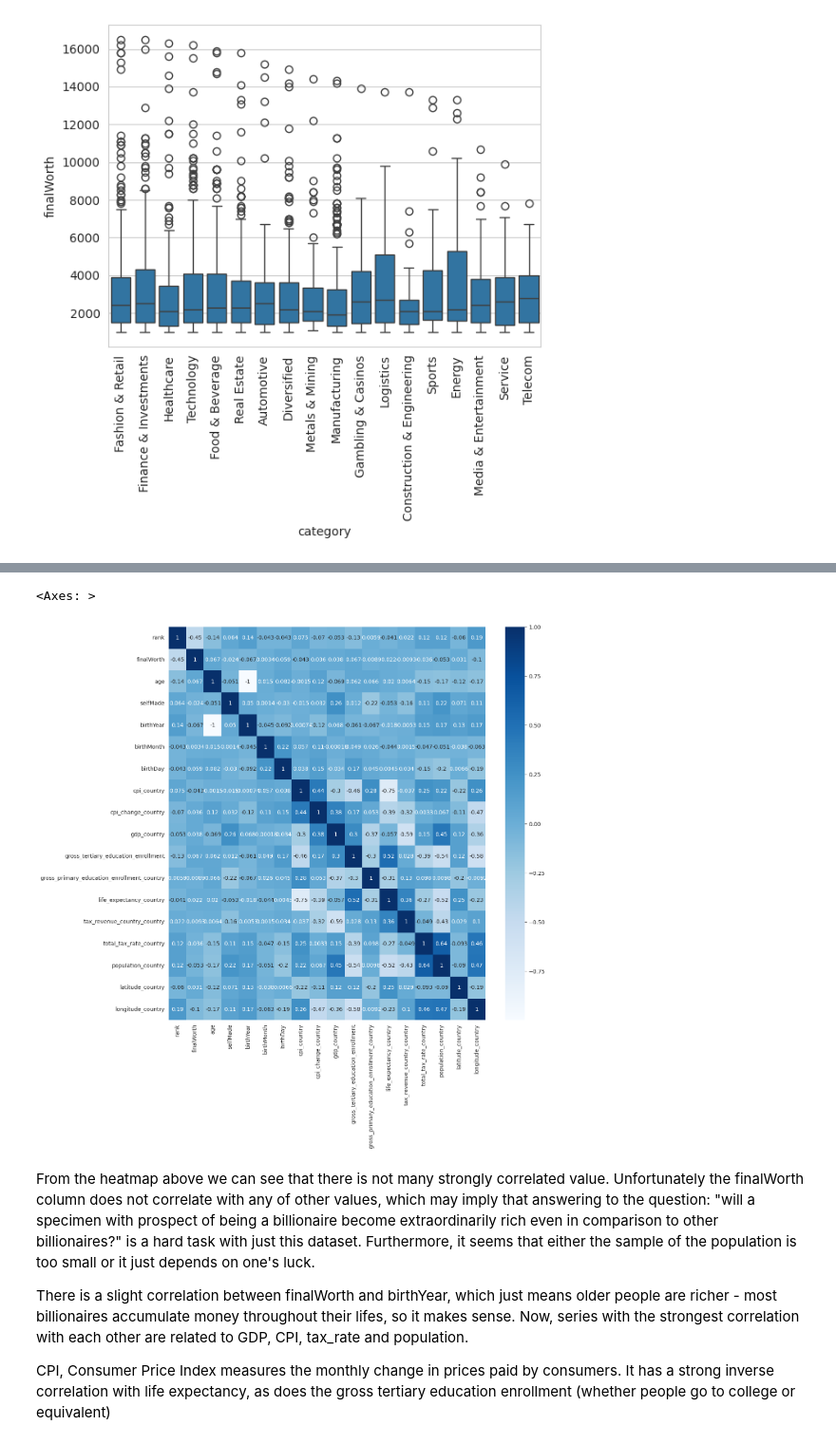
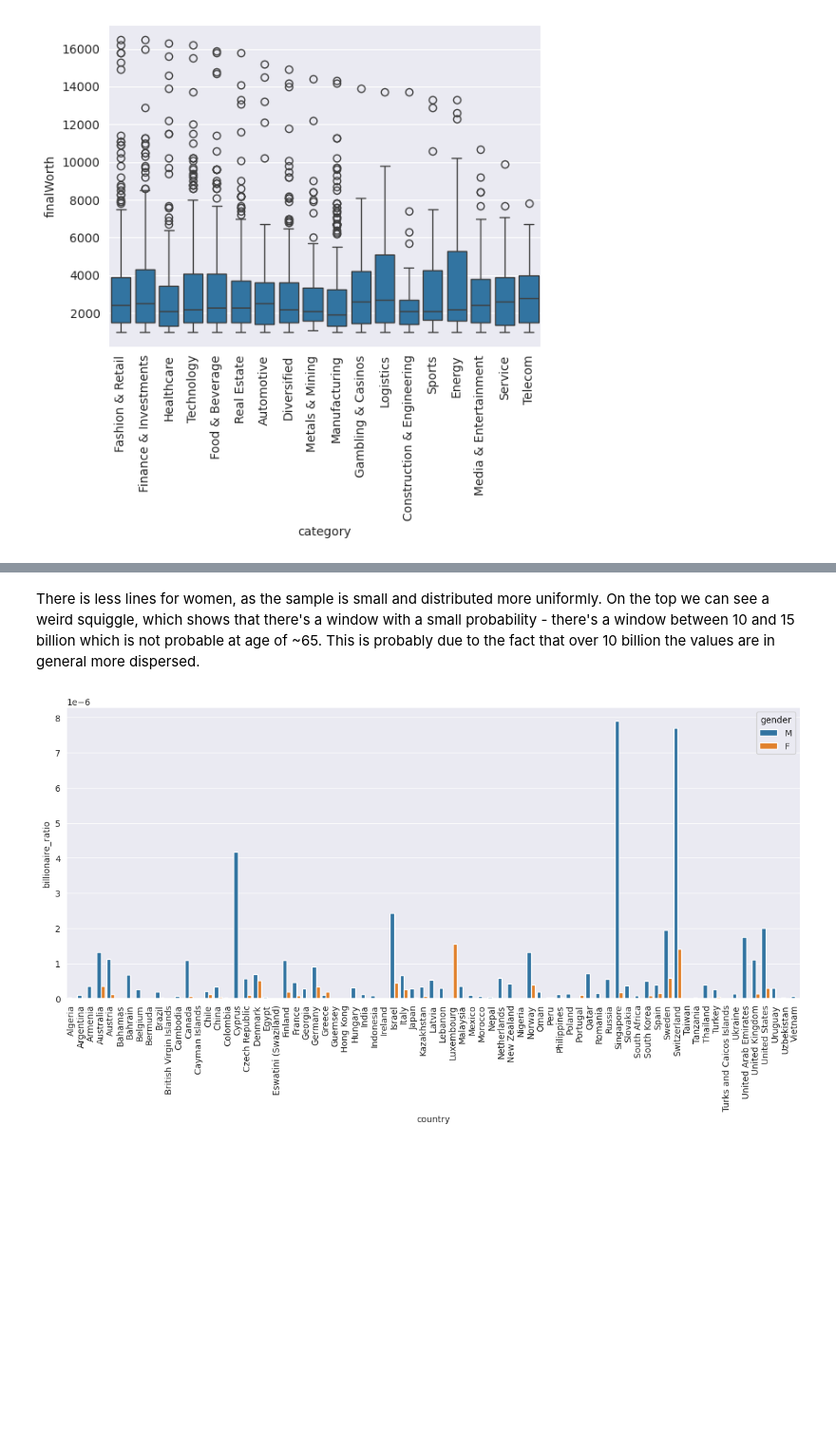
Before and after one commit to zeolsem/msid-project, a Jupyter notebook: violins_bars_and_distributions.ipynb, the cells around one changed output, grey strips where cells are left out. Shown at 95% size. Drawn from its saved outputs; the diff is of its cells as text; code cells hidden in the pictures; blank space fills up the shorter version.

```diff
--- a/violins_bars_and_distributions.ipynb
+++ b/violins_bars_and_distributions.ipynb
@@ -72,13 +88,19 @@ sns.displot(_df.query('rank > 100'), x='age', y='finalWorth', hue='gender', kind
-# %%
-corr = df.corr(numeric_only=True)
-plt.figure(figsize=(13, 13))
-sns.heatmap(corr, annot=True, cmap='Blues')
-# %% [output]
-<Axes: >
-[figure, removed]
-# %% [markdown]
-From the heatmap above we can see that there is not many strongly correlated value. Unfortunately the finalWorth column does not correlate with any of other values, which may imply that answering to the question: "will a specimen with prospect of being a billionaire become extraordinarily rich even in comparison to other billionaires?" is a hard task with just this dataset. Furthermore, it seems that either the sample of the population is too small or it just depends on one's luck.
-
-There is a slight correlation between finalWorth and birthYear, which just means older people are richer - most billionaires accumulate money throughout their lifes, so it makes sense. Now, series with the strongest correlation with each other are related to GDP, CPI, tax_rate and population.
-
-CPI, Consumer Price Index measures the monthly change in prices paid by consumers. It has a strong inverse correlation with life expectancy, as does the gross tertiary education enrollment (whether people go to college or equivalent)
+# %% [markdown]
+There is less lines for women, as the sample is small and distributed more uniformly. On the top we can see a weird squiggle, which shows that there's a window with a small probability - there's a window between 10 and 15 billion which is not probable at age of ~65. This is probably due to the fact that over 10 billion the values are in general more dispersed.
+# %%
+df_counts = df.groupby(['country', 'gender']).size().reset_index(name='billionaire_count')
+df_population = df.groupby('country')['population_country'].first().reset_index()
+
+df_ratio = df_counts.merge(df_population, on='country')
+
+df_ratio['billionaire_ratio'] = df_ratio['billionaire_count'] / df_ratio['population_country']
+
+df_ratio = df_ratio[~df_ratio['country'].isin(['Monaco', 'Liechtenstein', 'Andorra'])]
+
+plt.figure(figsize=(15, 6))
+sns.barplot(data=df_ratio, x='country', y='billionaire_ratio', hue='gender')
+
+plt.xticks(rotation=90)
+plt.show()
+# %% [output]
+[figure, added]
```
Also changed, not shown: parts of 24 cells of this notebook, 4 other files.
